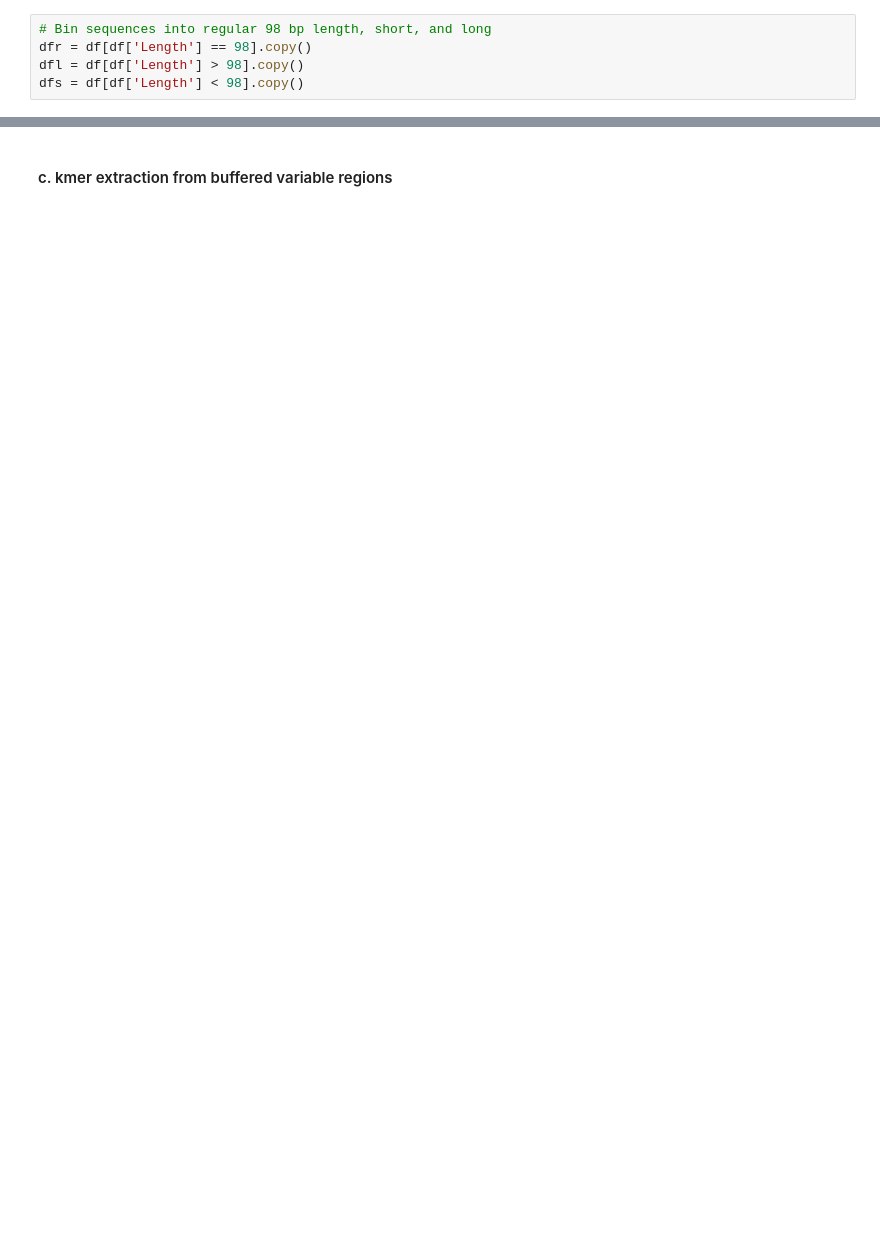
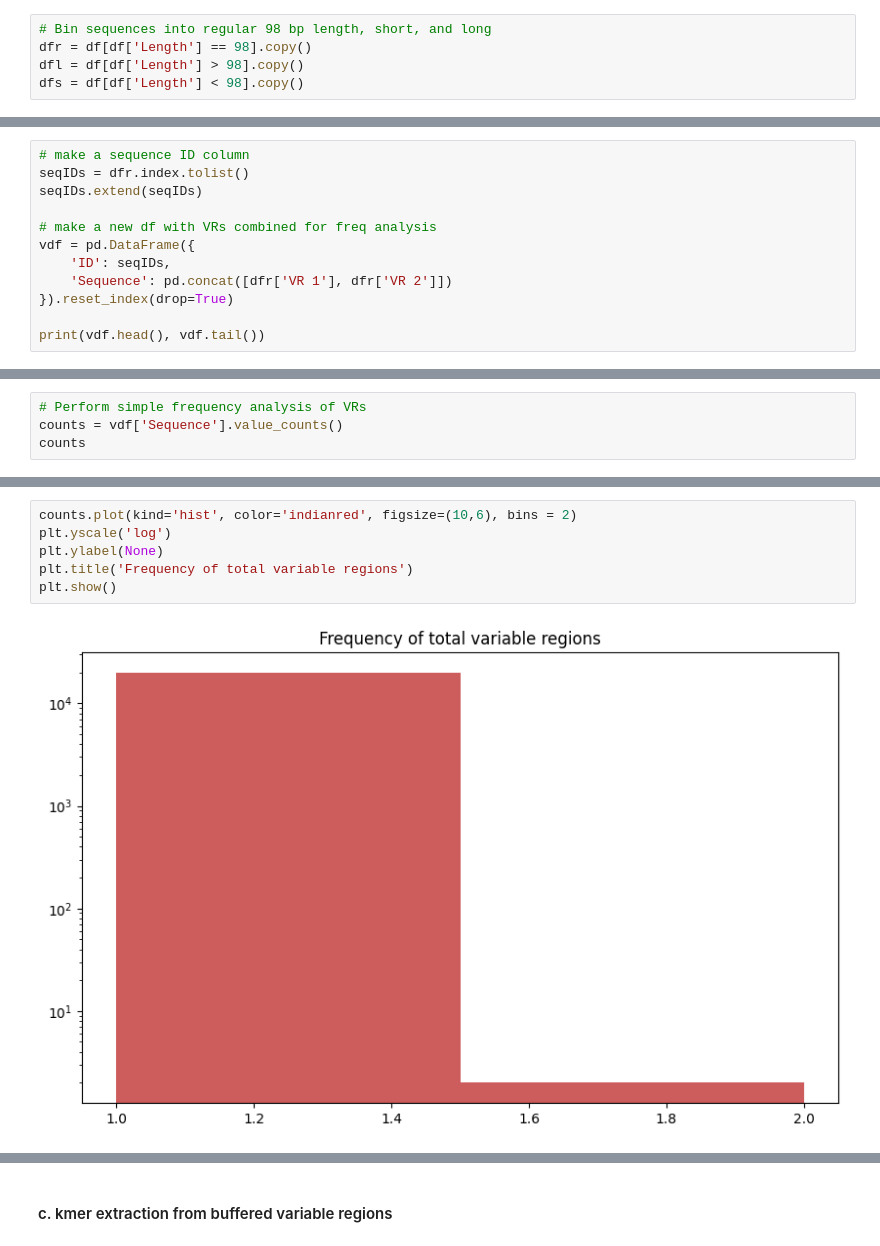
Before and after one commit to sheisroot/pH-sequence-design, a Jupyter notebook: Code/VR-kmer-analysis.ipynb, the cells around one changed output, grey strips where cells are left out. Saved outputs shown, nothing was run; the diff lists cells and outputs as text; blank space fills up the shorter version.

Commit message:
freq of TVR

```diff
--- a/Code/VR-kmer-analysis.ipynb
+++ b/Code/VR-kmer-analysis.ipynb
@@ -136,0 +151,12 @@ dfr.iloc[:, 2:].head()
+# %%
+# make a sequence ID column
+seqIDs = dfr.index.tolist()
+seqIDs.extend(seqIDs)
+
+# make a new df with VRs combined for freq analysis
+vdf = pd.DataFrame({
+    'ID': seqIDs,
+    'Sequence': pd.concat([dfr['VR 1'], dfr['VR 2']])
+}).reset_index(drop=True)
+
+print(vdf.head(), vdf.tail())
@@ -136,0 +175,4 @@ dfr.iloc[:, 2:].head()
+# %%
+# Perform simple frequency analysis of VRs
+counts = vdf['Sequence'].value_counts()
+counts
@@ -136,0 +193,8 @@ dfr.iloc[:, 2:].head()
+# %%
+counts.plot(kind='hist', color='indianred', figsize=(10,6), bins = 2)
+plt.yscale('log')
+plt.ylabel(None)
+plt.title('Frequency of total variable regions')
+plt.show()
+# %% [output]
+[figure, added]
```
Also changed, not shown: parts of 28 cells of this notebook.
